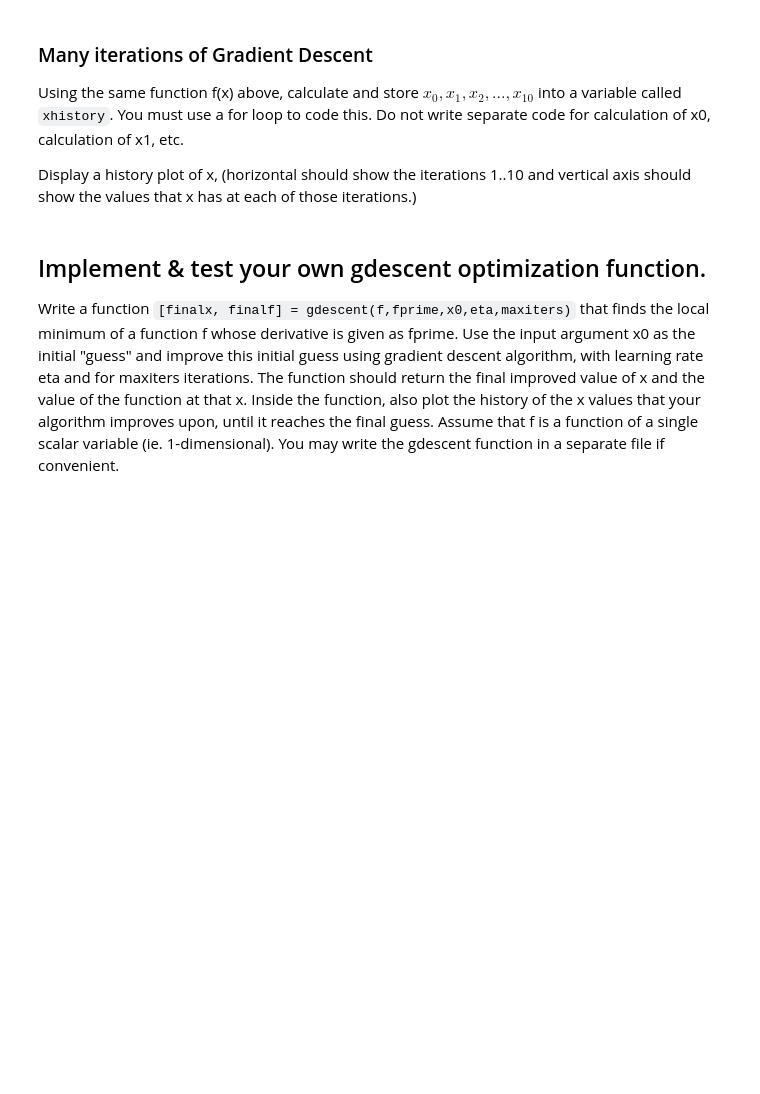
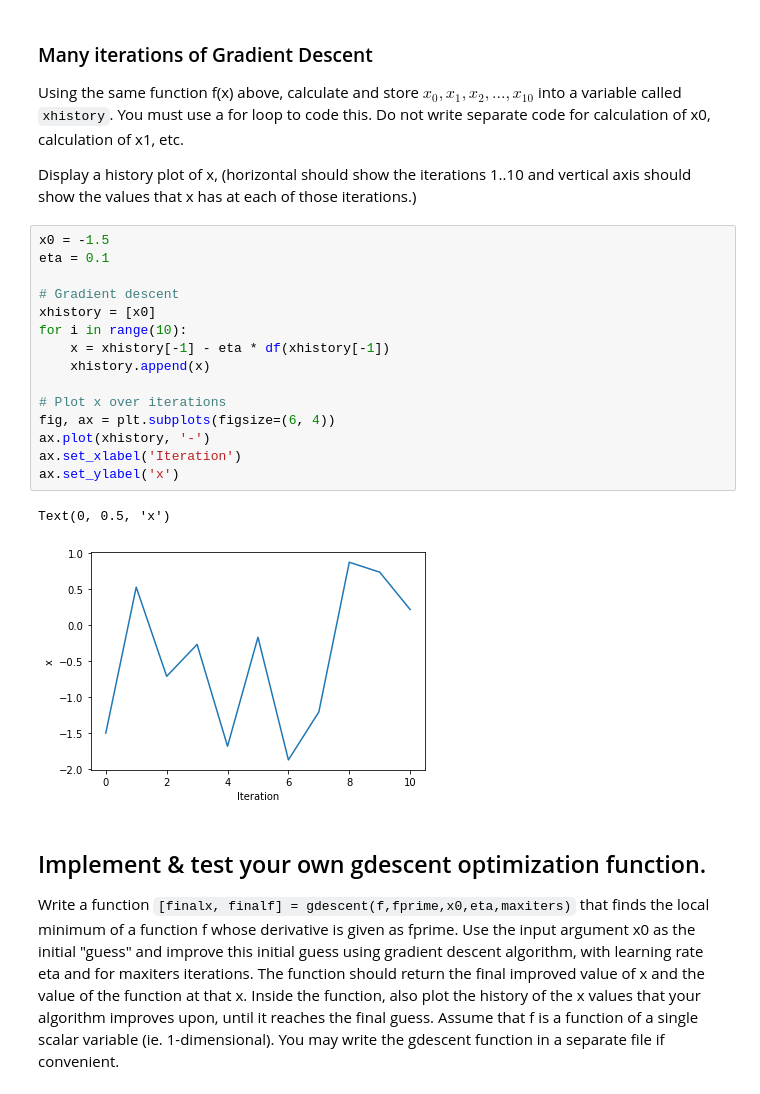
Before and after one commit to Kabilan108/drexel-coursework, a Jupyter notebook: bmes547/5_gdescent/homework/hwgdescent.ipynb, the cells around one changed output. Saved outputs shown, nothing was run; the diff lists cells and outputs as text; blank space fills up the shorter version.

```diff
--- a/bmes547/5_gdescent/homework/hwgdescent.ipynb
+++ b/bmes547/5_gdescent/homework/hwgdescent.ipynb
@@ -25,6 +66,24 @@ write separate code for calculation of x0, calculation of x1, etc.
 
 Display a history plot of x, (horizontal should show the iterations 1..10 and
 vertical axis should show the values that x has at each of those iterations.)
+# %%
+x0 = -1.5
+eta = 0.1
+
+# Gradient descent
+xhistory = [x0]
+for i in range(10):
+    x = xhistory[-1] - eta * df(xhistory[-1])
+    xhistory.append(x)
+
+# Plot x over iterations
+fig, ax = plt.subplots(figsize=(6, 4))
+ax.plot(xhistory, '-')
+ax.set_xlabel('Iteration')
+ax.set_ylabel('x')
+# %% [output]
+Text(0, 0.5, 'x')
+[figure, added]
 # %% [markdown]
 ## Implement & test your own gdescent optimization function.
 
```
Also changed, not shown: parts of 9 cells of this notebook.
